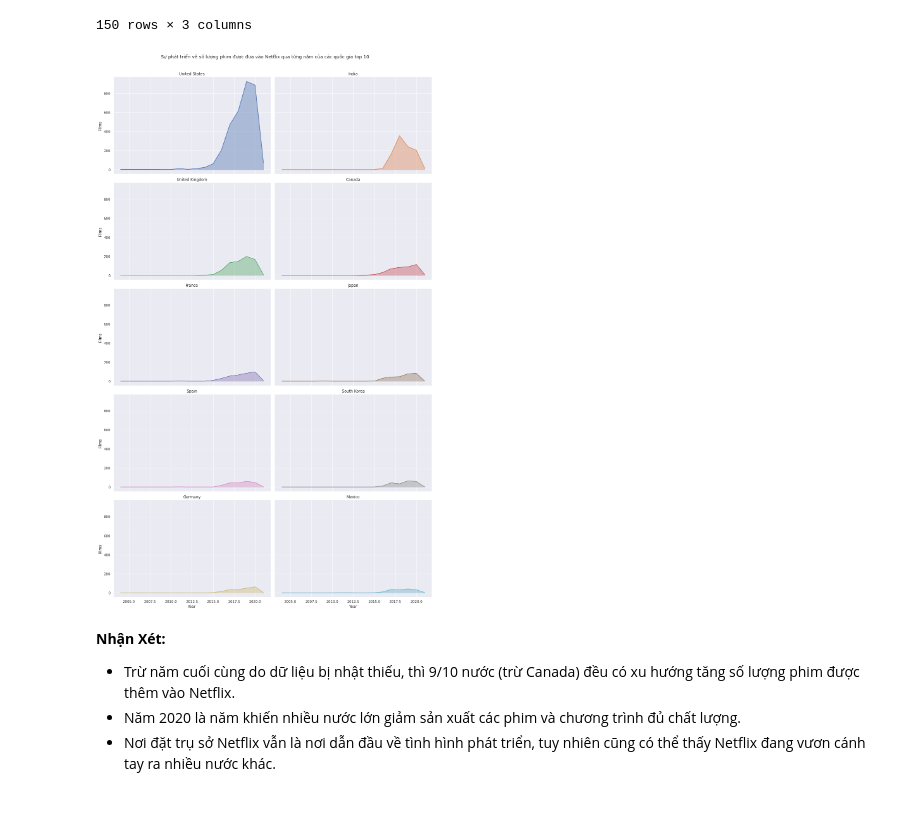
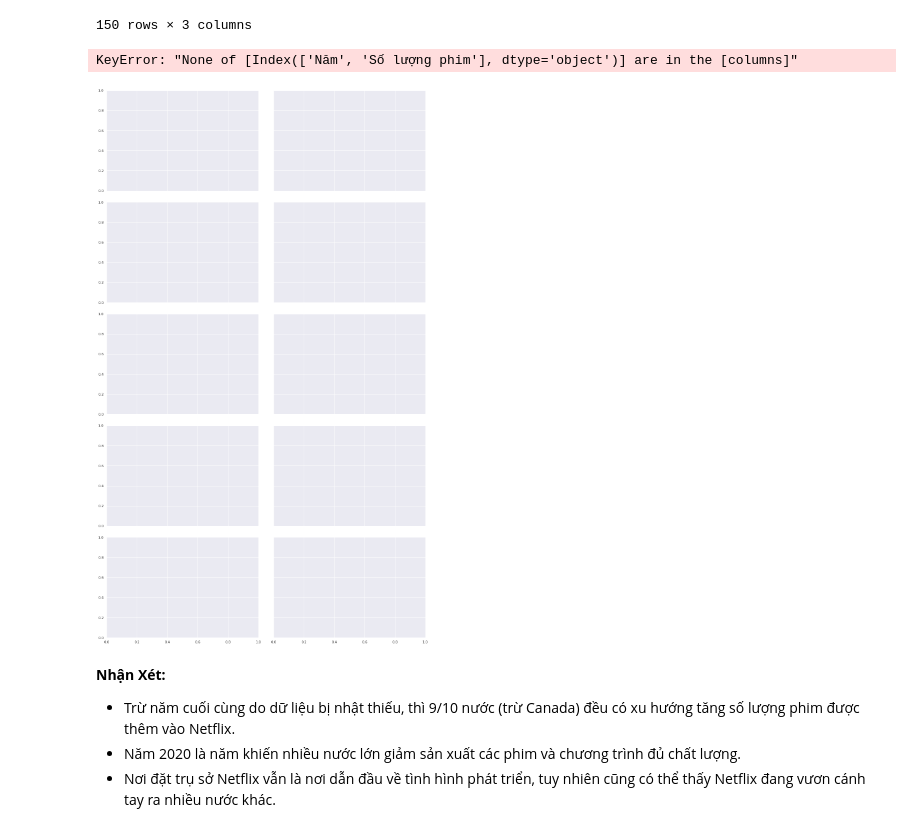
Before and after one commit to sgrayk/P4DS, a Jupyter notebook: Netflix Data Analysis.ipynb, the cells around one changed output. Drawn from its saved outputs; the diff is of its cells as text; code cells hidden in the pictures.

```diff
--- a/Netflix Data Analysis.ipynb
+++ b/Netflix Data Analysis.ipynb
@@ -53,7 +69,7 @@ Dữ liệu có bản quyền `CC0 1.0 Universal`:
 # %% [markdown]
 # Khám phá dữ liệu và tiền xử lý
 # %%
-df_movies=pd.read_csv("./datasheet/netflix_titles.csv")
+df_movies=pd.read_csv("./netflix_titles.csv")
 df_movies.head()
 # %% [output]
 |  | show_id | type | title | director | cast | country | date_added | release_year | rating | duration | ... |
@@ -1191,27 +1207,28 @@ netflix_df_stacked
 # %%
 # Khởi tạo grid
 g = sns.FacetGrid(netflix_df_stacked, col='Country', hue='Country',
                   col_wrap=2, height=5, aspect=1.5)
 
 # Vẽ biểu đồ đường
-g = g.map(plt.plot, 'Year', 'Films')
+g = g.map(plt.plot, 'Năm', 'Số lượng phim')
 
 # Tô màu các biểu đồ
 g = g.map(plt.fill_between, 'Year', 'Films', alpha=0.4)
 
 # Hiệu chỉnh tên từng biểu đồ
 g = g.set_titles("{col_name}")
 
 # Thêm tên tổng của các biểu đồ
 plt.subplots_adjust(top=0.94)
 g = g.fig.suptitle('Sự phát triển về số lượng phim được đưa vào Netflix qua từng năm của các quốc gia top 10')
 
 # Vẽ grid
 plt.show()
 
 # code được tham khảo từ: https://www.python-graph-gallery.com/242-area-chart-and-faceting
 # %% [output]
+KeyError: "None of [Index(['Năm', 'Số lượng phim'], dtype='object')] are in the [columns]"
-[figure, old version]
+[figure, new version]
 # %% [markdown]
 **Nhận Xét:**
 - Trừ năm cuối cùng do dữ liệu bị nhật thiếu, thì 9/10 nước (trừ Canada) đều có xu hướng tăng số lượng phim được thêm vào Netflix.
```
Also changed, not shown: parts of 13 cells of this notebook, 1 other file.
